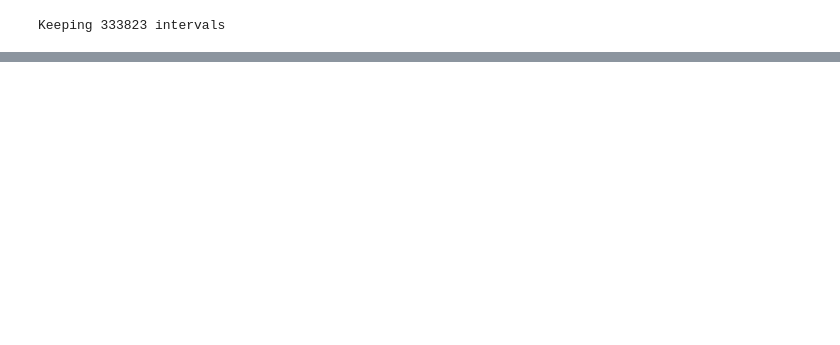
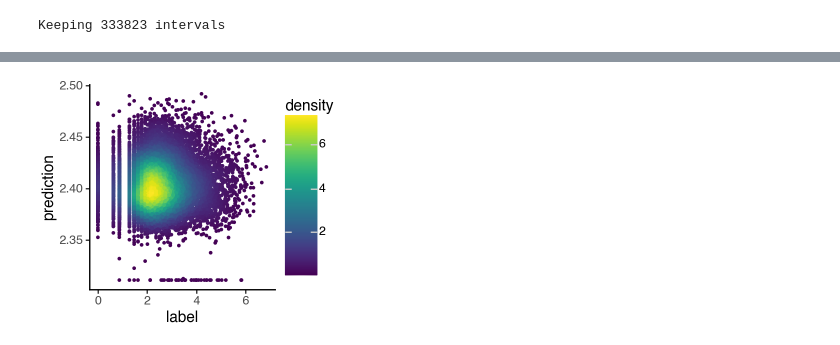
Before and after one commit to victornemenike/neural-crest-deep-learning, a Jupyter notebook: notebooks/single_task_model.ipynb, the cells around one changed output, grey strips where cells are left out. Drawn from its saved outputs; the diff is of its cells as text; code cells hidden in the pictures; blank space fills up the shorter version.

Commit message:
first shot in training single task model

```diff
--- a/notebooks/single_task_model.ipynb
+++ b/notebooks/single_task_model.ipynb
@@ -151,0 +144,3 @@ len(regions)
+# %%
+val_dataset = grelu.data.dataset.AnnDataSeqDataset(ad_val.copy(), genome=genome)
+test_dataset = grelu.data.dataset.AnnDataSeqDataset(ad_test.copy(), genome=genome)
@@ -151,0 +178,6 @@ len(regions)
+# %%
+# See the 'single_task_1' folder for logs
+trainer = model.train_on_dataset(
+    train_dataset=train_dataset,
+    val_dataset=val_dataset,
+)
@@ -151,0 +216,4 @@ len(regions)
+# %%
+best_checkpoint = trainer.checkpoint_callback.best_model_path
+print(best_checkpoint)
+model = grelu.lightning.LightningModel.load_from_checkpoint(best_checkpoint)
@@ -151,0 +246,5 @@ len(regions)
+# %%
+preds = model.predict_on_dataset(
+    test_dataset, devices=0, num_workers=8
+    )
+preds.shape
@@ -151,0 +259,10 @@ len(regions)
+# %%
+grelu.visualize.plot_pred_scatter(
+    preds=preds,
+    labels=test_dataset.get_labels(),
+    density=True, # Color points by local density
+    figsize=(3, 2.5), # width, height
+    size=.5
+)
+# %% [output]
+[figure, added]
```
Also changed, not shown: parts of 49 cells of this notebook, 1 other file.
